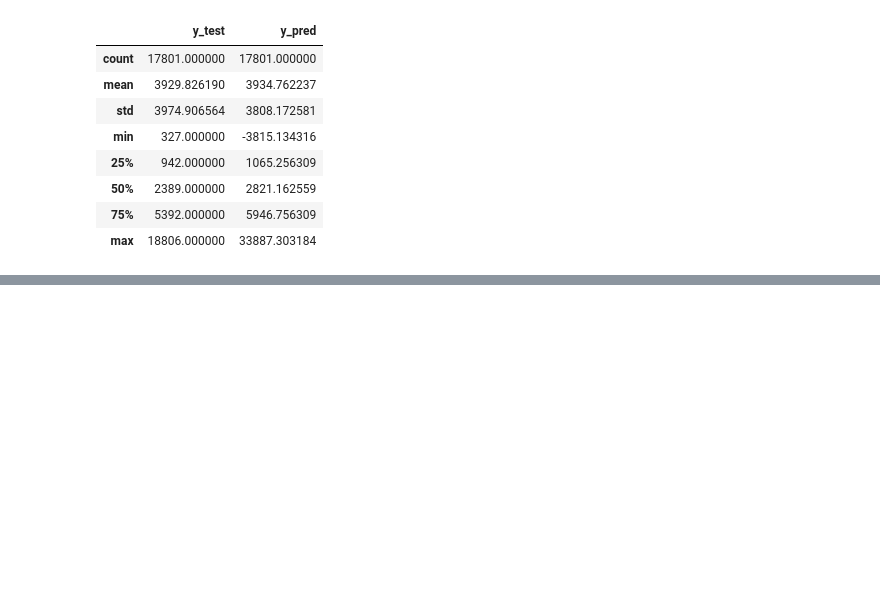
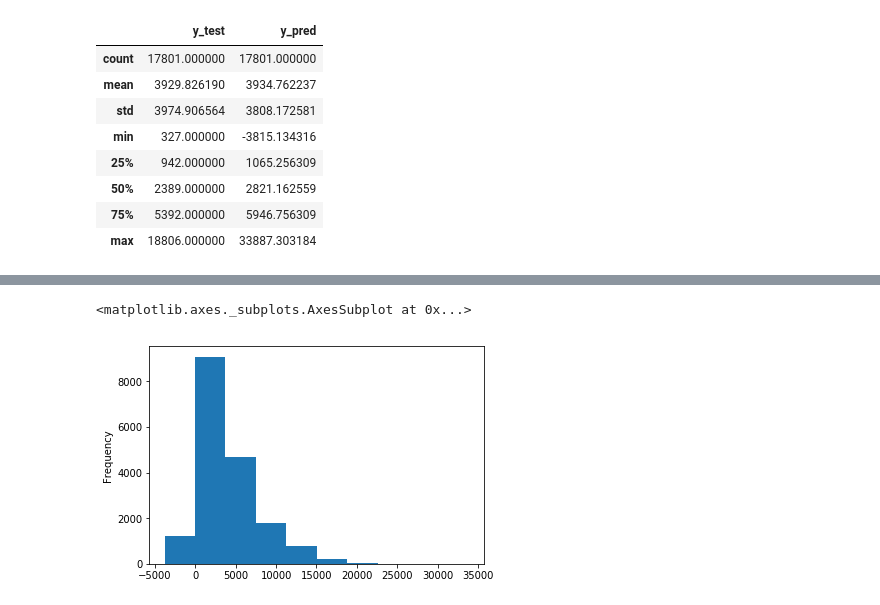
Before and after one commit to boranova/Diamond-Prices-Machine-Learning, a Jupyter notebook: Linear_models_v.ipynb, the cells around one changed output, grey strips where cells are left out. Saved outputs shown, nothing was run; the diff lists cells and outputs as text; code cells hidden in the pictures; blank space fills up the shorter version.

```diff
--- a/Linear_models_v.ipynb
+++ b/Linear_models_v.ipynb
@@ -179,5 +179,5 @@ log_regression_df.describe()
 | 75% | 5392.000000 | 5946.756309 |
 | max | 18806.000000 | 33887.303184 |
 # %%
-log_regression_df['y_pred'].hvplot.hist(bin_range = (0,18000), bins = 10)
+log_regression_df['y_pred'].plot.hist(bins = 10)
 # %% [output]
@@ -184,0 +184,2 @@ log_regression_df['y_pred'].hvplot.hist(bin_range = (0,18000), bins = 10)
+<matplotlib.axes._subplots.AxesSubplot at 0x...>
+[figure, added]
```
Also changed, not shown: parts of 2 cells of this notebook.
